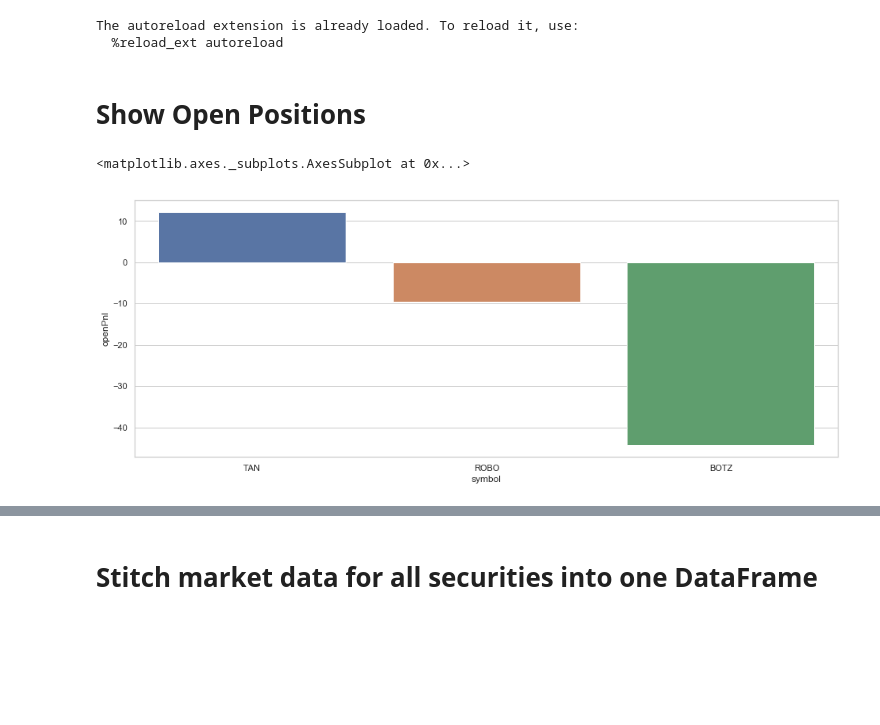
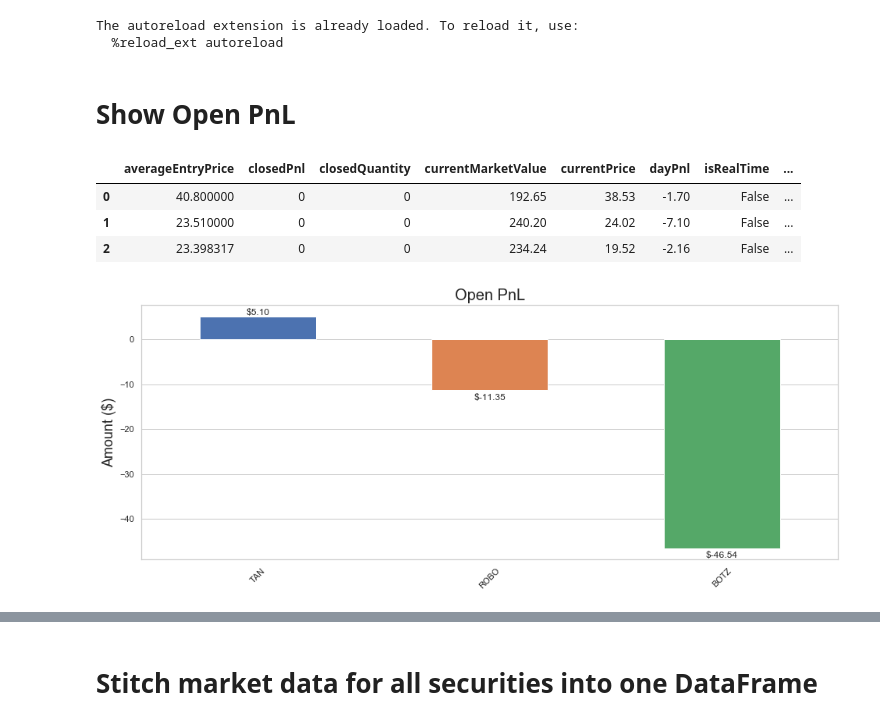
Before and after one commit to kz-qp/data-client, a Jupyter notebook: research.ipynb, the cells around one changed output, grey strips where cells are left out. Drawn from its saved outputs; the diff is of its cells as text; code cells hidden in the pictures; blank space fills up the shorter version.

```diff
--- a/research.ipynb
+++ b/research.ipynb
@@ -18,16 +18,34 @@ REFRESH_TOKEN = ""
 # %%
 client = QTClient(REFRESH_TOKEN)
 # %% [markdown]
-# Show Open Positions
+# Show Open PnL
 # %%
 positions = pd.DataFrame(client.get_account_positions())
+positions
+# %% [output]
+|  | averageEntryPrice | closedPnl | closedQuantity | currentMarketValue | currentPrice | dayPnl | isRealTime | ... |
+| 0 | 40.800000 | 0 | 0 | 192.65 | 38.53 | -1.70 | False | ... |
+| 1 | 23.510000 | 0 | 0 | 240.20 | 24.02 | -7.10 | False | ... |
+| 2 | 23.398317 | 0 | 0 | 234.24 | 19.52 | -2.16 | False | ... |
-# %%
-%matplotlib inline
-plt.figure(figsize=(16, 6))
-sns.barplot(x="symbol", y="openPnl", data=positions.sort_values(by=['openPnl'], ascending=False))
-# %% [output]
-<matplotlib.axes._subplots.AxesSubplot at 0x...>
-[figure, removed]
+# %%
+%matplotlib inline
+positions.sort_values(by=['openPnl'], inplace=True, ascending=False)
+ax = positions.plot(x='symbol', y='openPnl', kind='bar', figsize=(16, 6), legend=False)
+ax.set_title('Open PnL', fontsize=20)
+ax.set_ylabel('Amount ($)', fontsize=18)
+ax.set_xlabel('')
+ax.grid(axis='x')
+rects = ax.patches
+for rect, label in zip(rects, positions['openPnl']):
+    height = rect.get_height()
+    if height < 0:
+        height -= 2.5
+    ax.text(rect.get_x() + rect.get_width() / 2, height, '$%.2f' % label,
+            ha='center', va='bottom', fontsize=12)
+for tick in ax.get_xticklabels():
+    tick.set_rotation(45)
+# %% [output]
+[figure, added]
 # %%
 print("Open PnL: %f" % (positions['openPnl'].sum()))
 # %% [output]
```
Also changed, not shown: parts of 11 cells of this notebook.
